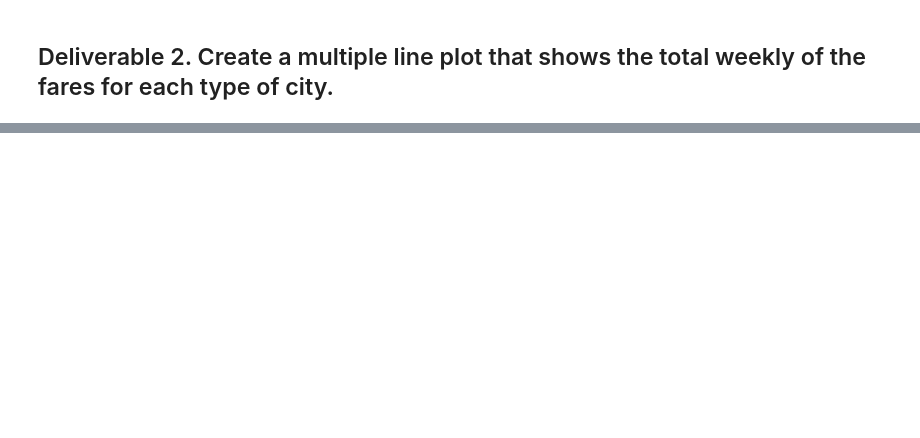
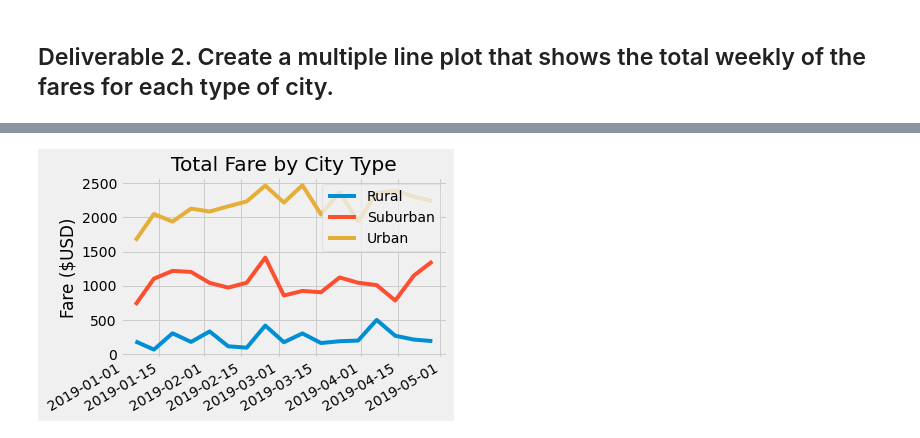
Before and after one commit to MeghanHull/PyBer_Analysis, a Jupyter notebook: PyBer_Challenge.ipynb, the cells around one changed output, grey strips where cells are left out. Drawn from its saved outputs; the diff is of its cells as text; code cells hidden in the pictures; blank space fills up the shorter version.

```diff
--- a/PyBer_Challenge.ipynb
+++ b/PyBer_Challenge.ipynb
@@ -118,2 +192,4 @@ pyber_summary_df
 # %%
 # 5. Create a new DataFrame from the pivot table DataFrame using loc on the given dates, '2019-01-01':'2019-04-29'.
+JanApr2019_df=date_type_df.loc['2019-01-01':'2019-04-29']
+JanApr2019_df
@@ -120,5 +211,5 @@ pyber_summary_df
 # %%
 # 6. Set the "date" index to datetime datatype. This is necessary to use the resample() method in Step 8.
-# df.index = pd.to_datetime(df.index)
+JanApr2019_df.index=pd.to_datetime(JanApr2019_df.index)
 # %%
 # 7. Check that the datatype for the index is datetime using df.info()
@@ -125,2 +228,4 @@ pyber_summary_df
 # %%
 # 8. Create a new DataFrame using the "resample()" function by week 'W' and get the sum of the fares for each week.
+JanApr2019_df_week = JanApr2019_df.resample("W").sum()
+JanApr2019_df_week.head(10)
@@ -127,7 +245,40 @@ pyber_summary_df
-# %%
-# 8. Using the object-oriented interface method, plot the resample DataFrame using the df.plot() function.
-
-# Import the style from Matplotlib.
-from matplotlib import style
-# Use the graph style fivethirtyeight.
-style.use('fivethirtyeight')
+# %%
+# 8. Using the object-oriented interface method, plot the resample DataFrame using the df.plot() function.
+
+# Import the style from Matplotlib.
+from matplotlib import style
+import matplotlib.dates as mdates
+
+# Use the graph style fivethirtyeight.
+plt.style.use('fivethirtyeight')
+
+x = JanApr2019_df_week.index
+start_date='2019-01-01'
+end_date='2019-04-29'
+
+#date_form = mdates.DateFormatter("%b")
+fig, ax = plt.subplots()
+
+for column in JanApr2019_df_week.columns:
+    ax.plot(x,JanApr2019_df_week[{column}],label=column)
+
+# X-Axis Formatting
+#ax.set_xticks(pd.date_range(start=start_date,end=end_date,freq='M'))
+#ax.xaxis.set_minor_formatter(mdates.DateFormatter("%d"))
+fig.autofmt_xdate()
+#ax.xaxis.set_major_formatter(mdates.DateFormatter("%b"))
+
+# Labelling
+plt.ylabel("Fare ($USD)")
+plt.title("Total Fare by City Type")
+
+# Add legend
+plt.legend()
+
+# Auto space
+plt.tight_layout()
+
+# Display
+plt.savefig("analysis/PyBer_fare_summary.png")
+# %% [output]
+[figure, added]
```
Also changed, not shown: parts of 13 cells of this notebook, 1 other file.
